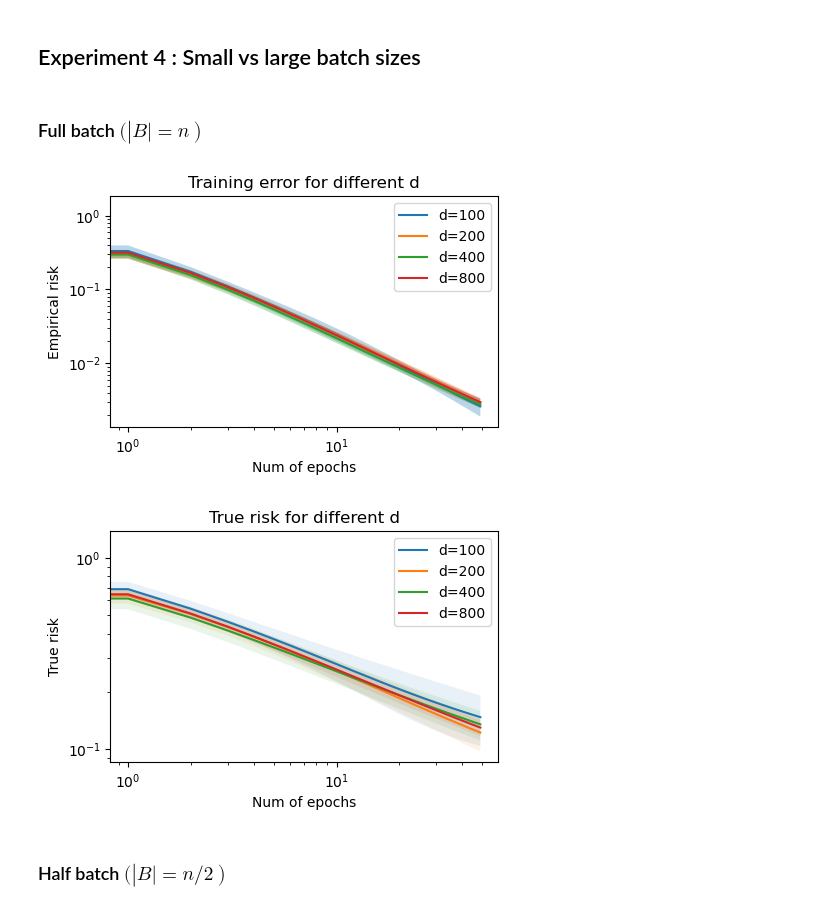
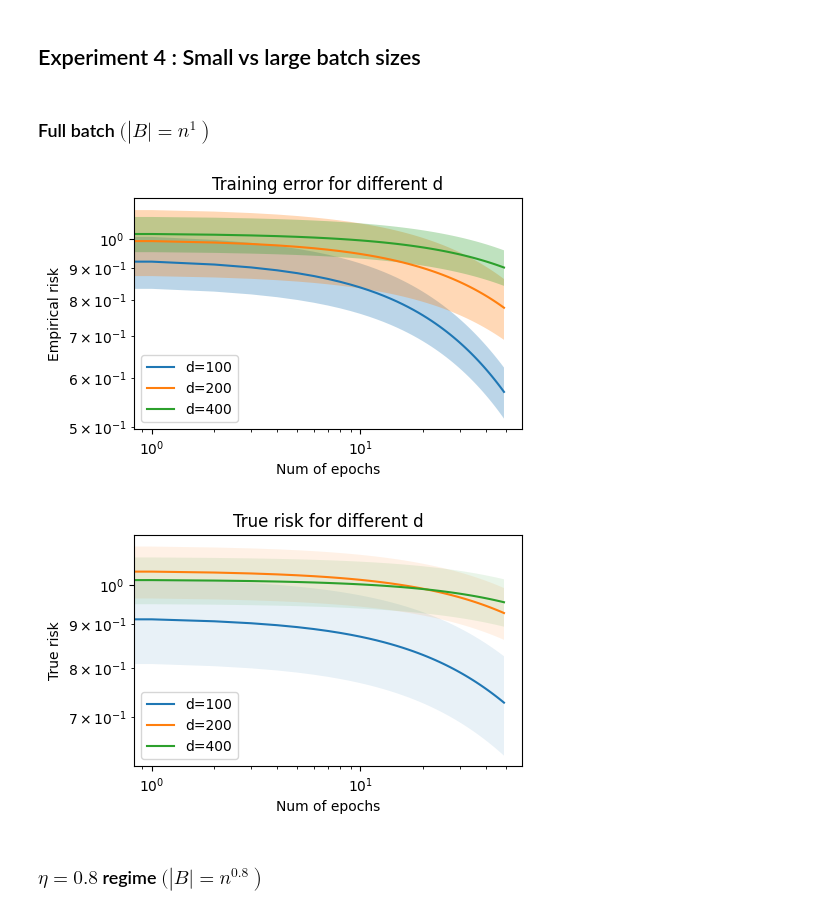
Before and after one commit to mikemikezhu/MATH562_FinalProject, a Jupyter notebook: component1/experiment_component1.ipynb, the cells around one changed output. Drawn from its saved outputs; the diff is of its cells as text; code cells hidden in the pictures.

```diff
--- a/component1/experiment_component1.ipynb
+++ b/component1/experiment_component1.ipynb
@@ -10,7 +10,8 @@ The autoreload extension is already loaded. To reload it, use:
 ## Parameters
 # %%
 rho = 1
-d_list = [100, 200, 400, 800, 1600]
+%d_list = [100, 200, 400, 800, 1600]
+d_list = [100, 200, 400]
 num_runs = 10
 num_epochs = 50
 sigma2 = 0.01
@@ -137,12 +149,12 @@ main.plot_risk(d_list, rho, num_runs, num_epochs, sigma2, main.sgd_momentum_fixe
 # %% [markdown]
 ## Experiment 4 : Small vs large batch sizes
 # %% [markdown]
-### Full batch $ ( \left |B| = n \right )$
+### Full batch $ ( \left |B| = n^1 \right )$
 # %%
-main.plot_risk(d_list, rho, num_runs, num_epochs, sigma2, main.sgd_batch, gamma=lambda d:d**2, sigma_hat=cov_structures["identity"], batch_size=lambda n:int(n), step_type= "max")
+main.plot_risk(d_list, rho, num_runs, num_epochs, sigma2, main.sgd_batch, gamma=lambda d:d**1, sigma_hat=cov_structures["identity"], batch_size=lambda n:int(n**1), step_type= "max")
 # %% [output]
-[figure, old version]
+[figure, new version]
-[figure, old version]
+[figure, new version]
 # %% [markdown]
-### Half batch $ ( \left |B| = n/2 \right )$
+### $\eta=0.8$ regime $ ( \left |B| = n^{0.8} \right )$
 # %%
```
Also changed, not shown: parts of 24 cells of this notebook, 1 other file.
